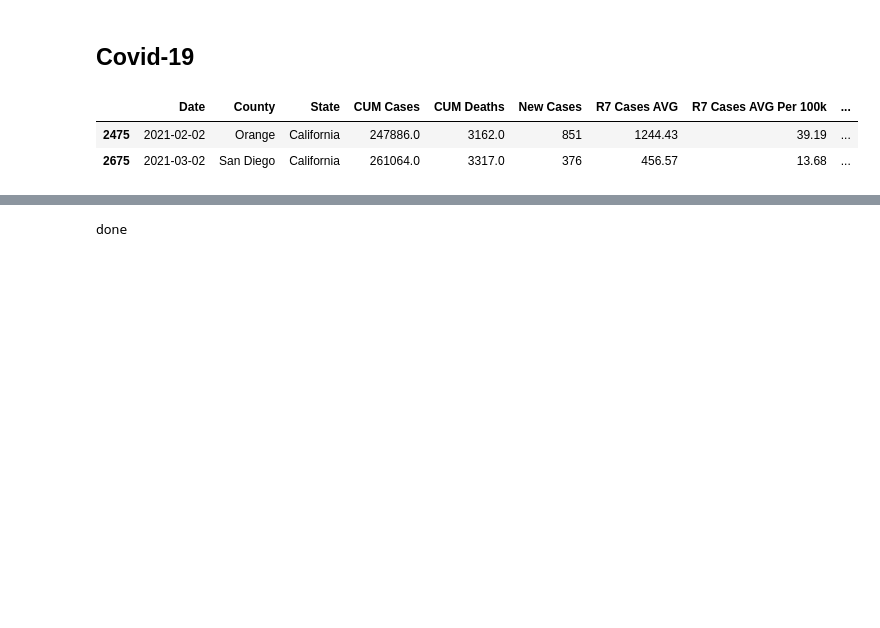
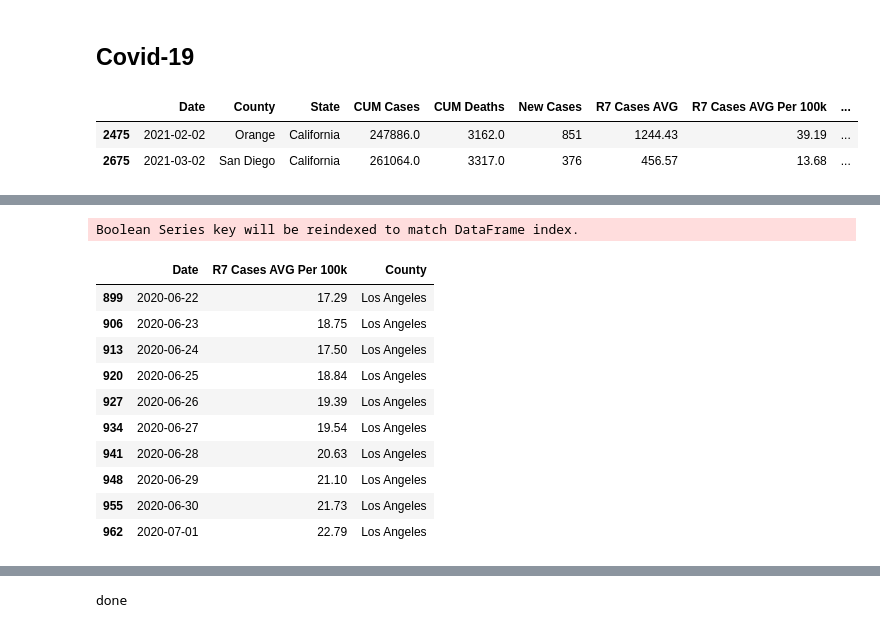
Before and after one commit to adityahpatel/SIADS691-Covid-Real-Estate, a Jupyter notebook: EDA_4_report.ipynb, the cells around one changed output, grey strips where cells are left out. Saved outputs shown, nothing was run; the diff lists cells and outputs as text; code cells hidden in the pictures; blank space fills up the shorter version.

```diff
--- a/EDA_4_report.ipynb
+++ b/EDA_4_report.ipynb
@@ -184,0 +252,15 @@ covid.sample(2)
+# %%
+filtered_covid[(filtered_covid['R7 Cases AVG Per 100k'] > 15) & (covid.County == 'Los Angeles')].head(10)
+# %% [output]
+Boolean Series key will be reindexed to match DataFrame index.
+|  | Date | R7 Cases AVG Per 100k | County |
+| 899 | 2020-06-22 | 17.29 | Los Angeles |
+| 906 | 2020-06-23 | 18.75 | Los Angeles |
+| 913 | 2020-06-24 | 17.50 | Los Angeles |
+| 920 | 2020-06-25 | 18.84 | Los Angeles |
+| 927 | 2020-06-26 | 19.39 | Los Angeles |
+| 934 | 2020-06-27 | 19.54 | Los Angeles |
+| 941 | 2020-06-28 | 20.63 | Los Angeles |
+| 948 | 2020-06-29 | 21.10 | Los Angeles |
+| 955 | 2020-06-30 | 21.73 | Los Angeles |
+| 962 | 2020-07-01 | 22.79 | Los Angeles |
```
Also changed, not shown: parts of 18 cells of this notebook, 8 other files.
